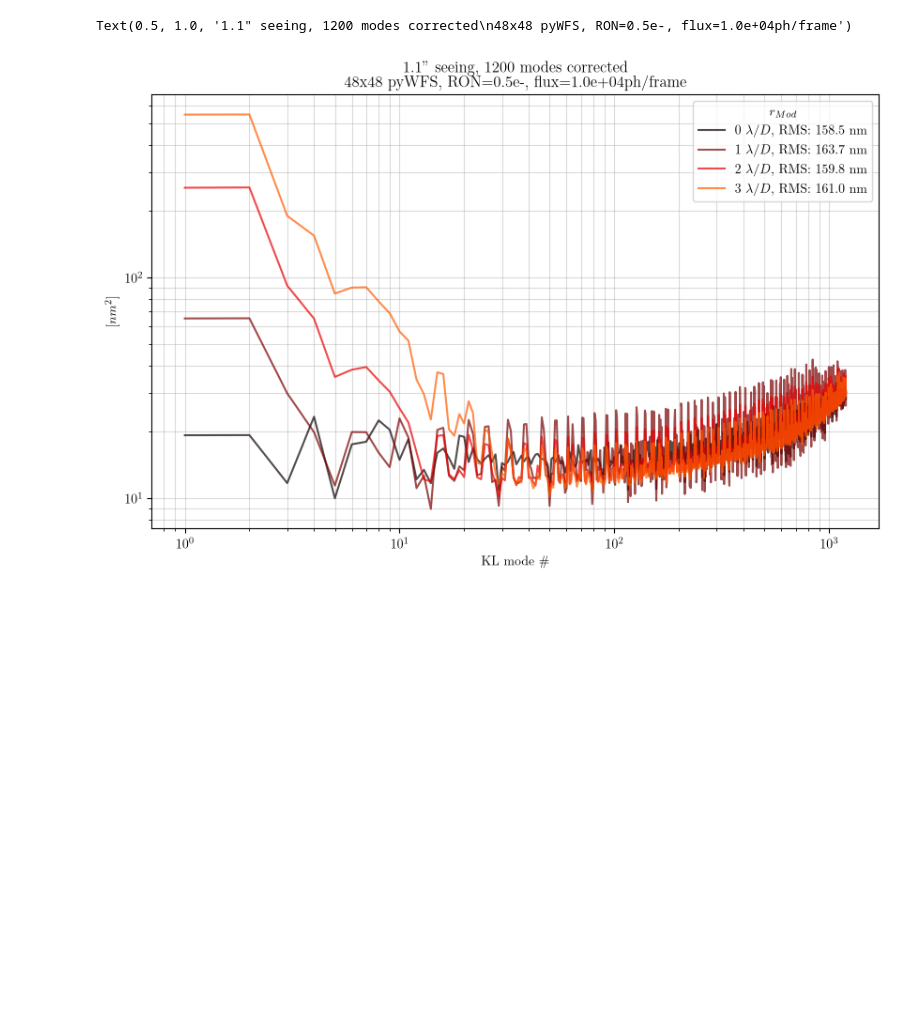
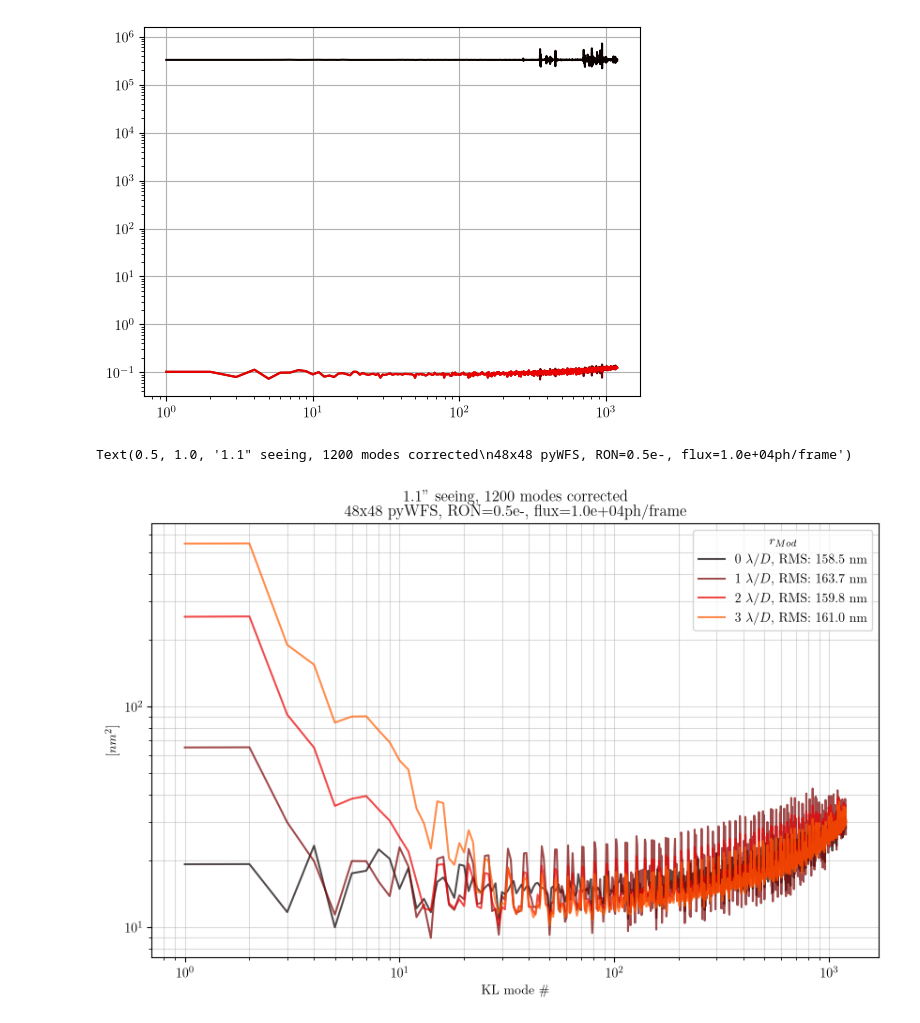
Before and after one commit to Menessao/SPECULA, a Jupyter notebook: config/RISTRETTO/errorBudgetPlots.ipynb, the cells around one changed output. Drawn from its saved outputs; the diff is of its cells as text; code cells hidden in the pictures; blank space fills up the shorter version.

Commit message:
RON = shot

```diff
--- a/config/RISTRETTO/errorBudgetPlots.ipynb
+++ b/config/RISTRETTO/errorBudgetPlots.ipynb
@@ -43,6 +43,31 @@ def generate_psd(f, cutoff, power):
     # psd_turb *= sinc_filter
     psd_turb *= (power / np.sum(psd_turb * df))
     return psd_turb
+# %%
+def get_ron_eq_shot(rMod,n_subap,seeing,RON,N,doplot:bool=False):
+
+    pyr_mask = get_pupil_mask(npix=120,filepath=op.join(root_dir,'pupils',f'pyr_pupdata_{n_subap:.0f}x{n_subap:.0f}.fits'))
+    frame = fits.getdata(op.join(root_dir,'frames',f'pyr{rMod:1.1f}_{n_subap:.0f}x{n_subap:.0f}_s{seeing:1.2f}_{N}modes_avg_frame.fits'))
+    sn = fits.getdata(op.join(root_dir,'slopenulls',f'pyr{rMod:1.1f}_{n_subap:.0f}x{n_subap:.0f}_s{seeing:1.2f}_{N}modes_sn.fits'))+2e-2
+    rec = fits.getdata(op.join(root_dir,'rec',f'pyr{rMod:1.1f}_{n_subap:.0f}x{n_subap:.0f}_{N}modes_rec.fits'))
+
+    ron_cov = rec_ron_cov(rec,frame,mask=pyr_mask)
+    shot_cov = rec_phot_cov(rec,frame,mask=pyr_mask,sn=sn)
+    nphot = ron_cov/shot_cov*RON
+
+    if doplot:
+        x = np.arange(N)+1
+        plt.figure()
+        plt.loglog(x,nphot)
+        plt.loglog(x,np.sqrt(shot_cov/np.mean(nphot)))
+        plt.loglog(x,np.sqrt(ron_cov*RON/np.mean(nphot)**2))
+        plt.grid()
+
+    return nphot
+
+nphot = get_ron_eq_shot(rMod=0,seeing=0.9,n_subap=48,RON=0.5,N=1200,doplot=True)
+# %% [output]
+[figure, added]
 # %%
 def get_rec_covariance(rMod,n_subap,seeing,Nphot,RON,N,res:str='',doplot:bool=False):
 
```
Also changed, not shown: parts of 1 cell of this notebook.
